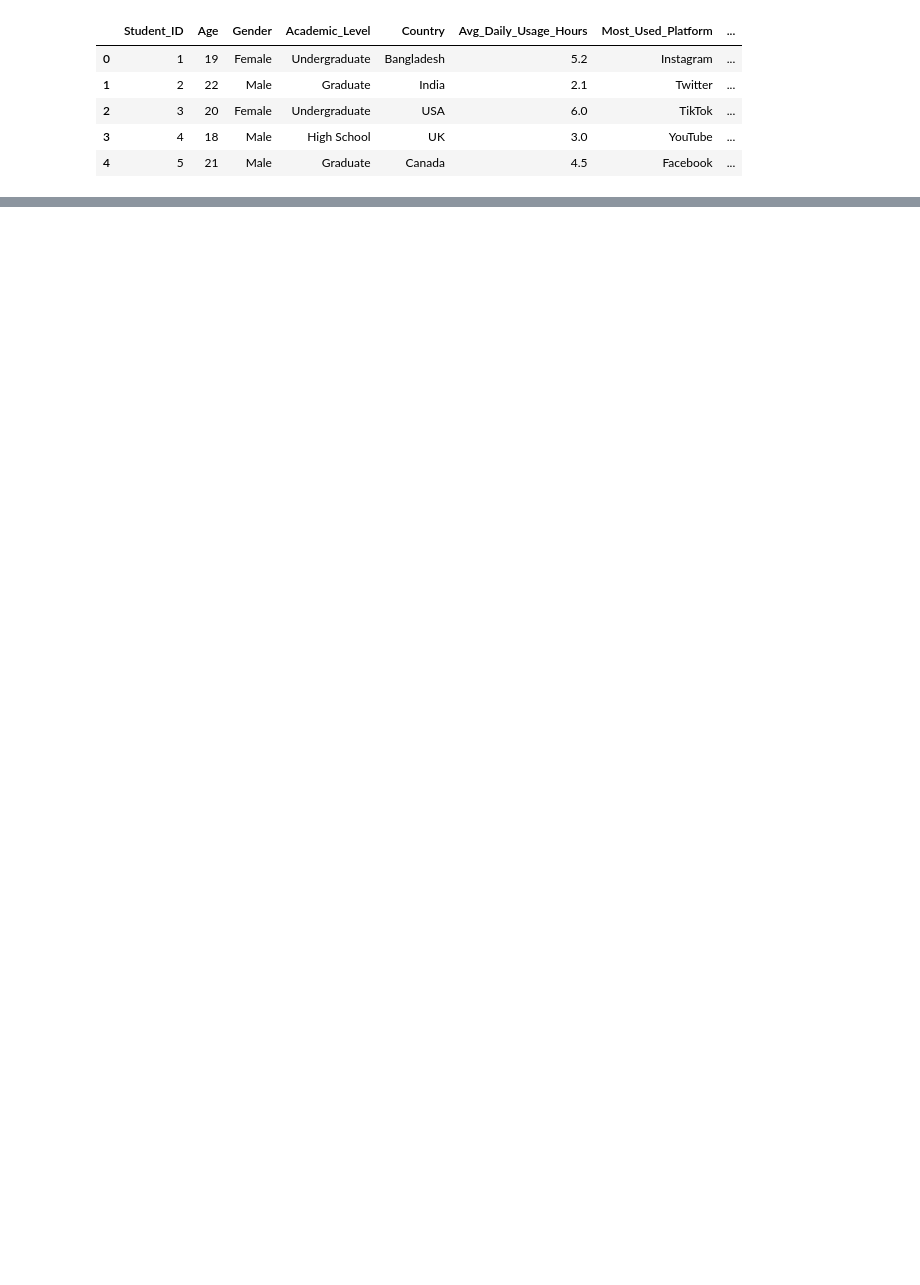
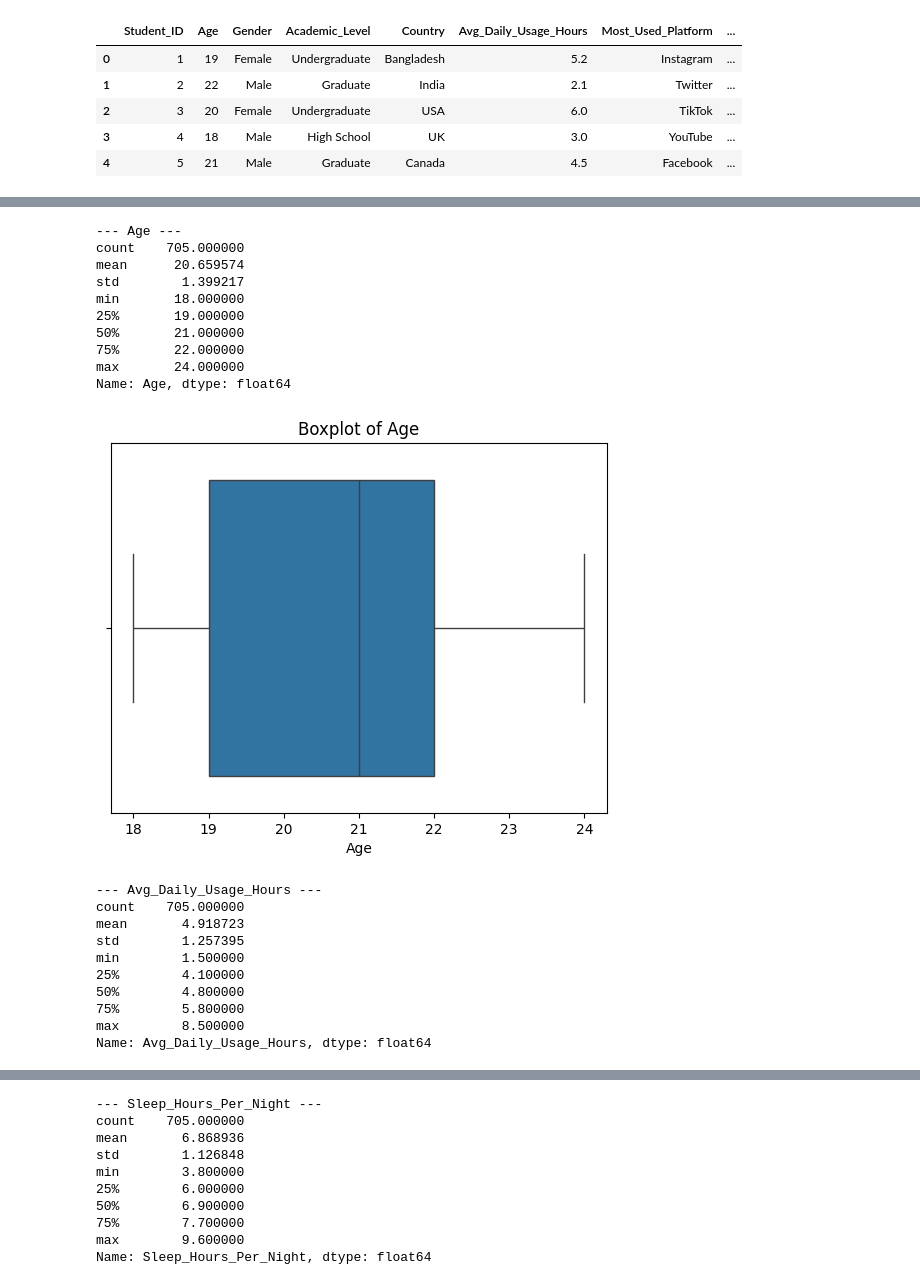
Before and after one commit to Aravindminfy/student_social_media, a Jupyter notebook: code.ipynb, the cells around one changed output, grey strips where cells are left out. Saved outputs shown, nothing was run; the diff lists cells and outputs as text; code cells hidden in the pictures; blank space fills up the shorter version.

Commit message:
added few library like seaborn and dtale

```diff
--- a/code.ipynb
+++ b/code.ipynb
@@ -16,0 +161,54 @@ df.head()
+# %%
+# for col in num_col:
+#     description = df[col].describe()
+#     print(description)
+#     sns.boxplot(df[col])
+#     plt.show()
+#     Q1 = df[col].quantile(0.25)
+#     Q3 = df[col].quantile(0.75)
+#     IQR = Q3 - Q1
+
+#     lower_bound = Q1 - 1.5 * IQR
+#     upper_bound = Q3 + 1.5 * IQR
+
+#     outliers = df[(df[col] < lower_bound) | (df[col] > upper_bound)]
+
+#     print(f"Outliers in {df[col]} column: ")
+#     print(outliers[[col]].sum())
+
+
+import seaborn as sns
+import matplotlib.pyplot as plt
+
+num_col = df.select_dtypes(include=['number']).columns
+for col in num_col:
+    print(f"\n--- {col} ---")
+    description = df[col].describe()
+    print(description)
+
+    # Boxplot
+    sns.boxplot(x=df[col])
+    plt.title(f'Boxplot of {col}')
+    plt.show()
+# %% [output]
+--- Age ---
+count    705.000000
+mean      20.659574
+std        1.399217
+min       18.000000
+25%       19.000000
+50%       21.000000
+75%       22.000000
+max       24.000000
+Name: Age, dtype: float64
+[figure, added]
+--- Avg_Daily_Usage_Hours ---
+count    705.000000
+mean       4.918723
+std        1.257395
+min        1.500000
+25%        4.100000
+50%        4.800000
+75%        5.800000
+max        8.500000
+Name: Avg_Daily_Usage_Hours, dtype: float64
@@ -16,0 +216,10 @@ df.head()
+--- Sleep_Hours_Per_Night ---
+count    705.000000
+mean       6.868936
+std        1.126848
+min        3.800000
+25%        6.000000
+50%        6.900000
+75%        7.700000
+max        9.600000
+Name: Sleep_Hours_Per_Night, dtype: float64
```
Also changed, not shown: parts of 19 cells of this notebook, 1 other file.
